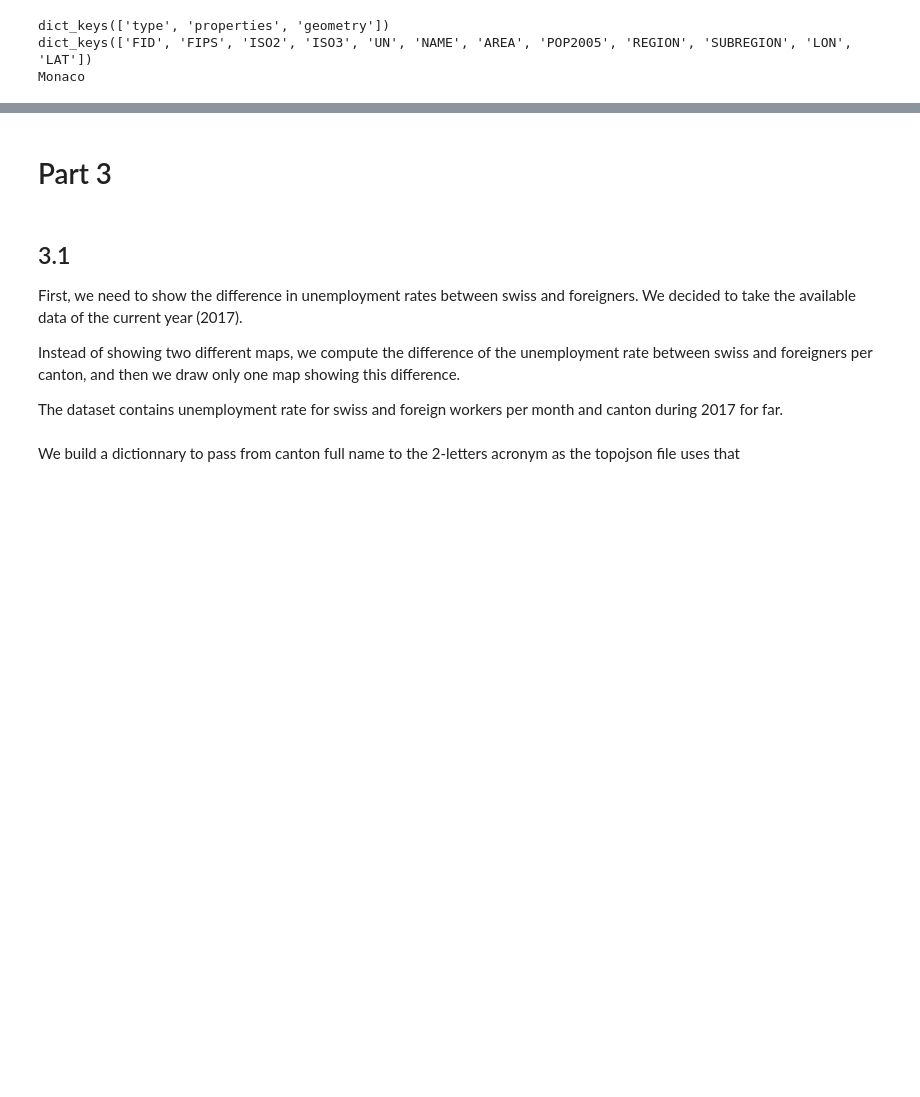
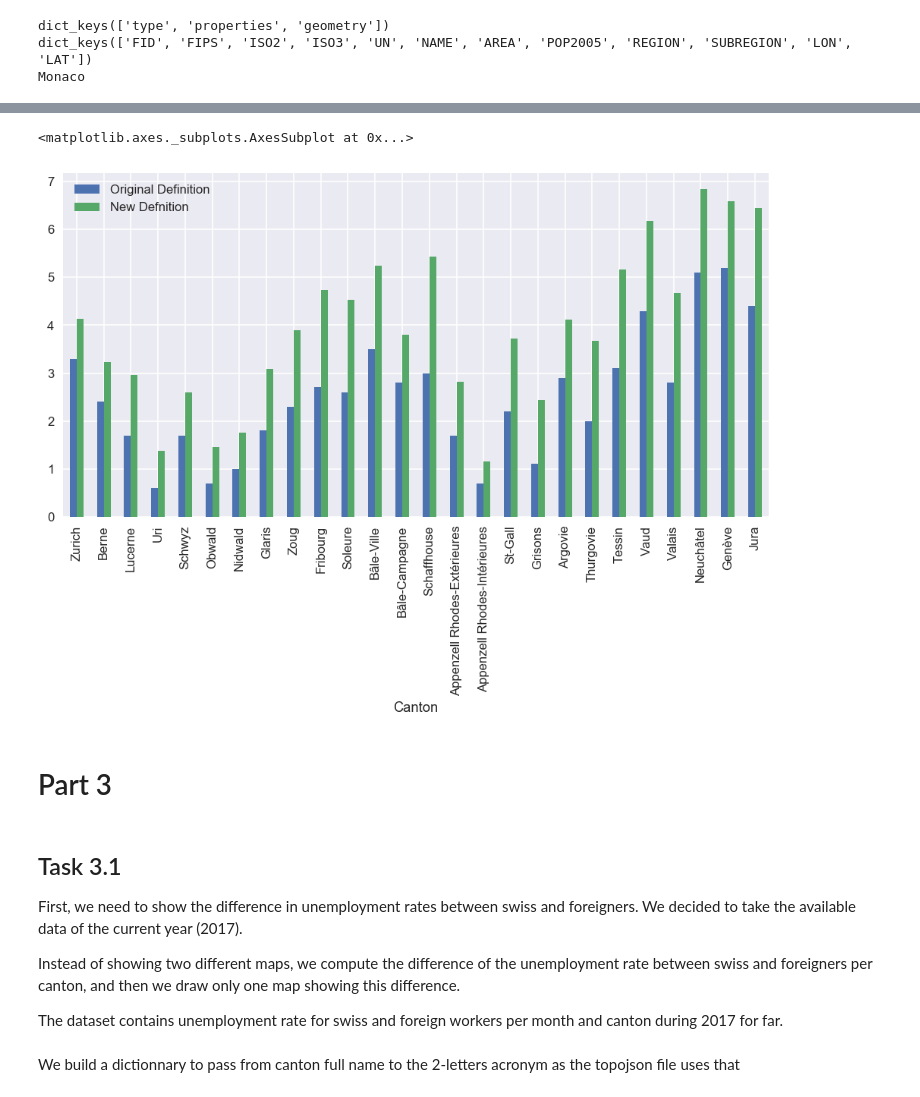
Before and after one commit to m-yaghini/ada17, a Jupyter notebook: 03 - Interactive Viz/Homework 3.ipynb, the cells around one changed output, grey strips where cells are left out. Saved outputs shown, nothing was run; the diff lists cells and outputs as text; code cells hidden in the pictures; blank space fills up the shorter version.

```diff
--- a/03 - Interactive Viz/Homework 3.ipynb
+++ b/03 - Interactive Viz/Homework 3.ipynb
@@ -137,0 +431,22 @@ IFrame(src='UnemploymentEurope.html', width=860, height=450)
+# %%
+DF_sept17 = pd.read_excel('./2_1 Taux de chomage 3_septembre17.xlsx', header=[0, 1])
+DF_sept17 = DF_sept17.drop(['Mois', 'Total'], axis=1) # Droping the Month name (Feburary 2017) and the Total Columns
+DF_sept17 = DF_sept17[:-1] # Dropping the Total Row
+DF_sept17.columns = DF_sept17.columns.droplevel(level=0) #Reducing the MultiIndex column to a simple Index
+DF_sept17.reset_index(inplace=True) # Resetting the row indices to get the canton names as a feature ('index')
+
+# Adding the Canton IDs
+canton_list = [['Zurich', 'Berne', 'Lucerne', 'Uri', 'Schwyz', 'Obwald', 'Nidwald',
+       'Glaris', 'Zoug', 'Fribourg', 'Soleure', 'Bâle-Ville', 'Bâle-Campagne',
+       'Schaffhouse', 'Appenzell Rhodes-Extérieures',
+       'Appenzell Rhodes-Intérieures', 'St-Gall', 'Grisons', 'Argovie',
+       'Thurgovie', 'Tessin', 'Vaud', 'Valais', 'Neuchâtel', 'Genève',
+       'Jura'],['ZH','BE','LU', 'UR', 'SZ', 'OW', 'NW', 'GL', 'ZG', 'FR',
+               'SO', 'BS', 'BL', 'SH', 'AR', 'AI', 'SG', 'GR', 'AG', 'TG',
+                'TI', 'VD', 'VS', 'NE', 'GE', 'JU']]
+
+canton_dict = {canton_list[0][x] : canton_list[1][x] for x in range(len(canton_list[1]))}
+
+DF_sept17['ID'] = DF_sept17['index'].apply(lambda x: canton_dict[x])
+
+DF_sept17.head()
@@ -137,0 +504,13 @@ IFrame(src='UnemploymentEurope.html', width=860, height=450)
+# %%
+def cal_active_population(row):
+    active_pop = row["Chômeurs inscrits"]/(0.01*row["Taux de chômage"])
+    return np.floor(active_pop)
+
+def cal_unemployment_rate_def2(row):
+    unemployment_rate = 100*row["Demandeurs d'emploi"]/float(row["Population Active"])
+    return unemployment_rate
+
+DF_sept17['Population Active'] = DF_sept17.apply(cal_active_population, axis=1)
+DF_sept17['Taux de chômage_def2'] = DF_sept17.apply(cal_unemployment_rate_def2, axis=1)
+
+DF_sept17.head()
@@ -138,7 +629,20 @@ IFrame(src='UnemploymentEurope.html', width=860, height=450)
+# %%
+%matplotlib inline
+fig = plt.figure(figsize=(10, 5), dpi= 120)
+ax1 = plt.subplot(1,1,1)
+DF_sept17_barchart = DF_sept17[['index', 'Taux de chômage', 'Taux de chômage_def2']] \
+                        .rename_axis({'index': 'Canton', 'Taux de chômage': 'Original Definition',
+                                                'Taux de chômage_def2': 'New Defnition'}, axis=1).set_index('Canton')
+# DF_sept17_barchart
+DF_sept17_barchart.plot.bar(ax=ax1)
+# DF_sept17_barchart.plot.bar(x='index', y='Taux de chômage')
+# %% [output]
+<matplotlib.axes._subplots.AxesSubplot at 0x...>
+[figure, added]
 # %% [markdown]
 # Part 3
 # %% [markdown]
-## 3.1
+## Task 3.1
 First, we need to show the difference in unemployment rates between swiss and foreigners. We decided to take the available data of the current year (2017).
 
 Instead of showing two different maps, we compute the difference of the unemployment rate between swiss and foreigners per canton, and then we draw only one map showing this difference.
```
Also changed, not shown: parts of 52 cells of this notebook, 11 other files.
